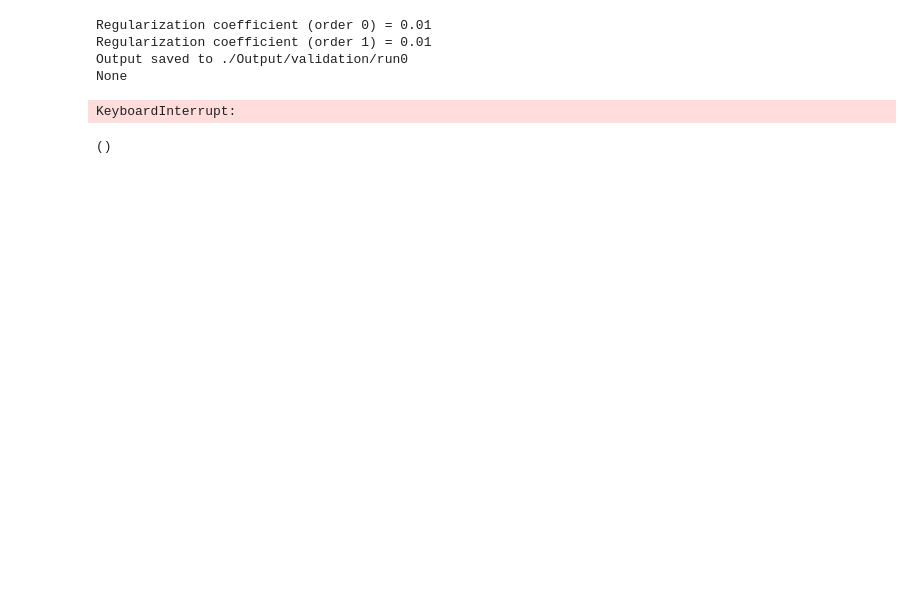
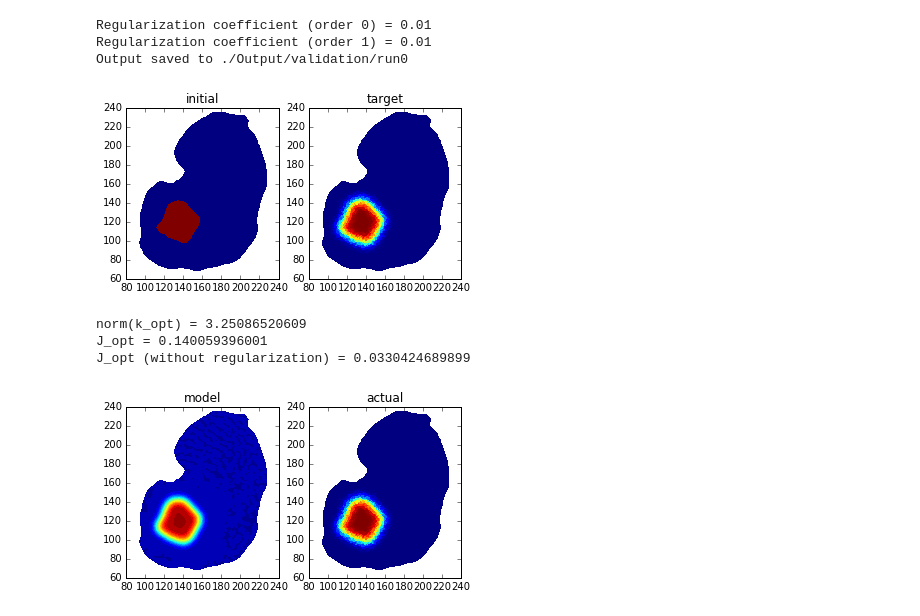
Before and after one commit to daveb-dev/masters, a Jupyter notebook: jupyter/optimizationExample/RD_optimization_example.ipynb, the cells around one changed output. Saved outputs shown, nothing was run; the diff lists cells and outputs as text; code cells hidden in the pictures; blank space fills up the shorter version.

Commit message:
working on optimization example again, more slowly this time

```diff
--- a/jupyter/optimizationExample/RD_optimization_example.ipynb
+++ b/jupyter/optimizationExample/RD_optimization_example.ipynb
@@ -42,7 +42,7 @@ def make_artificial_obs(cd,xc,yc,R):
 
     return [initial_p,target_p]
 
-def vis_obs(initial_p,target_p,label=0):
+def vis_obs(initial_p,target_p,title1,title2):
     '''
         Visualize the initial and target cellularity.
         When label >=0, the two distributions are saved to the global result file file_results
@@ -53,24 +53,13 @@ def vis_obs(initial_p,target_p,label=0):
     cm2 = cm.get_cmap('jet')
     plt.figure()
     plt.subplot(1,2,1)
-    plt.title('initial')
+    plt.title(title1)
     plot(initial_p,cmap=cm2)
-    plt.gca().invert_yaxis()
-
-    diff = Function(V0,annotation=False)
-    diff.rename('diff','diff tumor fraction')
-    diff.vector()[:] = initial_p.vector()-target_p.vector()
 
     plt.subplot(1,2,2)
-    plt.title('target')
+    plt.title(title2)
     plot(target_p,cmap=cm2)
-    plt.gca().invert_yaxis()
     plt.show()
-
-    if(label >= 0):
-        file_results.write(initial_p, label)
-        file_results.write(target_p, label)
-        file_results.write(diff, label)
 
 def forward(initial_p,annotate=False,record=False,record_initial=False,record_target=False):
     """
@@ -78,10 +67,30 @@ def forward(initial_p,annotate=False,record=False,record_initial=False,record_ta
         See the attached pptx file for more information on the variables.
         Don't delete the necessary adjoint-dolfin argument: annotate.
     """
+    global k
+    U = VectorFunctionSpace(mesh,'Lagrange',1)
+
     def boundary(x, on_boundary):
         return on_boundary
 
     bc = DirichletBC(V, Constant(0.), boundary)
+
+    def E(u):
+        return 0.5*(nabla_grad(u) + nabla_grad(u).T)
+    def sigma(u,phi):
+        return 2*mu*(E(u)-beta*phi*Identity(2))+lam*(tr(E(u))-2*beta*phi)*Identity(2)
+    def vonmises(u, phi):
+        s = sigma(u, phi) - (1./3)*tr(sigma(u, phi))*Identity(2)  # deviatoric stress
+        von_Mises = sqrt(3./2*inner(s, s))
+        return project(von_Mises, V)
+    def le(phi):
+        u = TrialFunction(U)
+        v = TestFunction(U)
+        F = -inner(sigma(u, phi), E(v))*dx
+        a, L = lhs(F), rhs(F)
+        u = Function(U, name = 'u', annotate = annotate)
+        solve(a == L, u, bc)
+        return u
 
     # field of growth rate, treated as a local parameter here
     k.rename('k','k field')
@@ -112,6 +121,10 @@ def forward(initial_p,annotate=False,record=False,record_initial=False,record_ta
 
     for n in range(num_steps):
         # Update current time
+        disp = le(p_n)
+        vm = vonmises(disp,p_n)
+        k = k*exp(-vm)
+
         t += dt
         # Compute solution
         solve(a == L, p, annotate = annotate) # with trivial Neumann BC
@@ -142,7 +155,7 @@ def optimize(dbg=False):
 
     # Define the control
     m = [Control(k)]
-    print(m[0].data())
+
     # Execute first time to annotate and record the tape
     p = forward(initial_p,True)
 
@@ -185,43 +198,44 @@ V0 = FunctionSpace(mesh, 'DG', 0)
 V = FunctionSpace(mesh, 'CG', 1)
 
 # Model parameters
-T = 10.0             # final time
-num_steps = 100       # number of time steps
+T = 1.0             # final time
+num_steps = 10       # number of time steps
 dt = T / num_steps    # time step size
 D = Constant(10.)      # mobility or diffusion coefficient
 alpha = Constant(10.)  # growth rate
 k_true = Function(V)    # true growth rate
 k_true.vector()[:] = 0.1 # initial distribution of the k field
-k = Function(V)    # growth rate
+k = Function(V0)    # growth rate
 Theta = Constant(1.0) # carrying capacity
+mu, lam, beta = 1.0, .001, .001
 
 # Prepare output file
 file_results = XDMFFile(os.path.join(output_dir,'optimal.xdmf'))
 file_results.parameters["flush_output"] = True
 file_results.parameters["functions_share_mesh"] = True
 
 # Optimization module
 [initial_p, target_p] = make_artificial_obs(cd,135,135,50) # generate the initial and target cellularity
 k = k_true
 target_p = forward(initial_p,False,False,False,False) # run the forward model given the true k field
 # ... note the previous target_p (generated by make_artificial_obs) is overwritten
 target_p.rename('target','target tumor fraction')
-#vis_obs(initial_p,target_p,0) # visualize the initial and target cellularity
+vis_obs(initial_p,target_p,'initial','target') # visualize the initial and target cellularity
 
 k.vector()[:] = 0.5 # initial guess of the k field
 k = optimize() # optimize the k field using the adjoint method provided by adjoint_dolfin
 model_p = forward(initial_p,False,True,True,True) # run the forward model using the optimized k field
 print('norm(k_opt) = '+str(norm(k)))
 print('J_opt = '+str(objective(model_p, target_p, r_coeff1, r_coeff2)))
 print('J_opt (without regularization) = '+str(objective(model_p, target_p, 0., 0.)))
-vis_obs(model_p,target_p,0)
+vis_obs(model_p,target_p,'model','actual')
+plot
 # %% [output]
 Regularization coefficient (order 0) = 0.01
 Regularization coefficient (order 1) = 0.01
 Output saved to ./Output/validation/run0
-None
+[figure, added]
-KeyboardInterrupt:
+norm(k_opt) = 3.25086520609
+J_opt = 0.140059396001
+J_opt (without regularization) = 0.0330424689899
+[figure, added]
-# %%
-k.ufl_shape
-# %% [output]
-()
```
